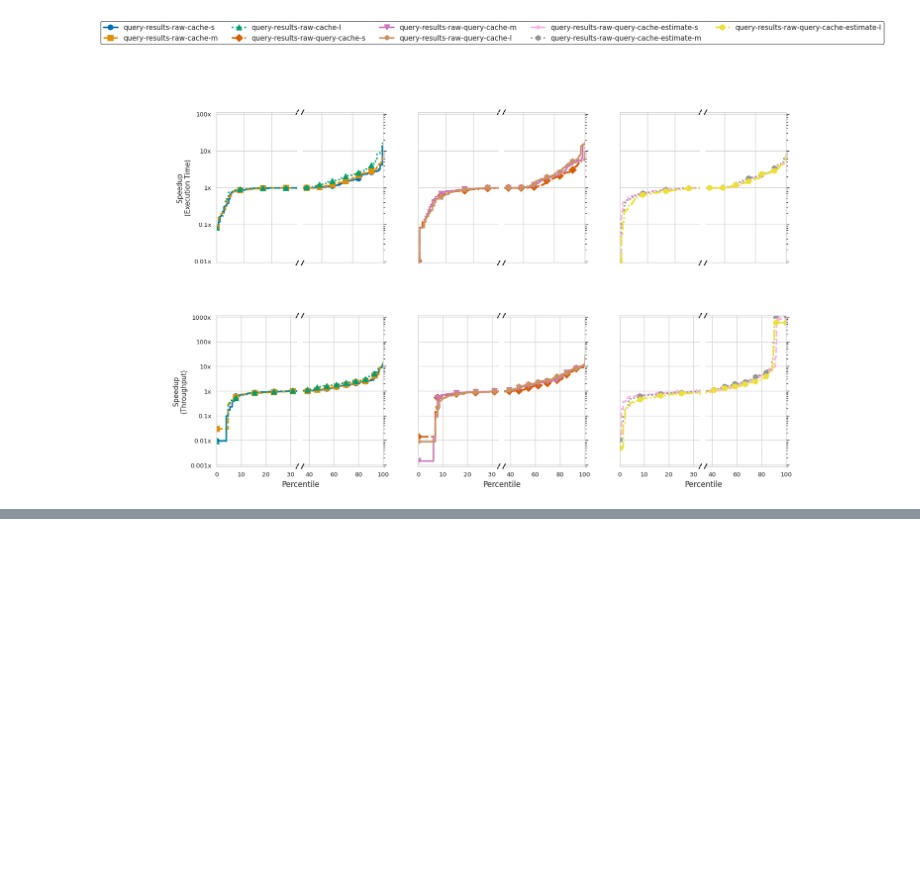
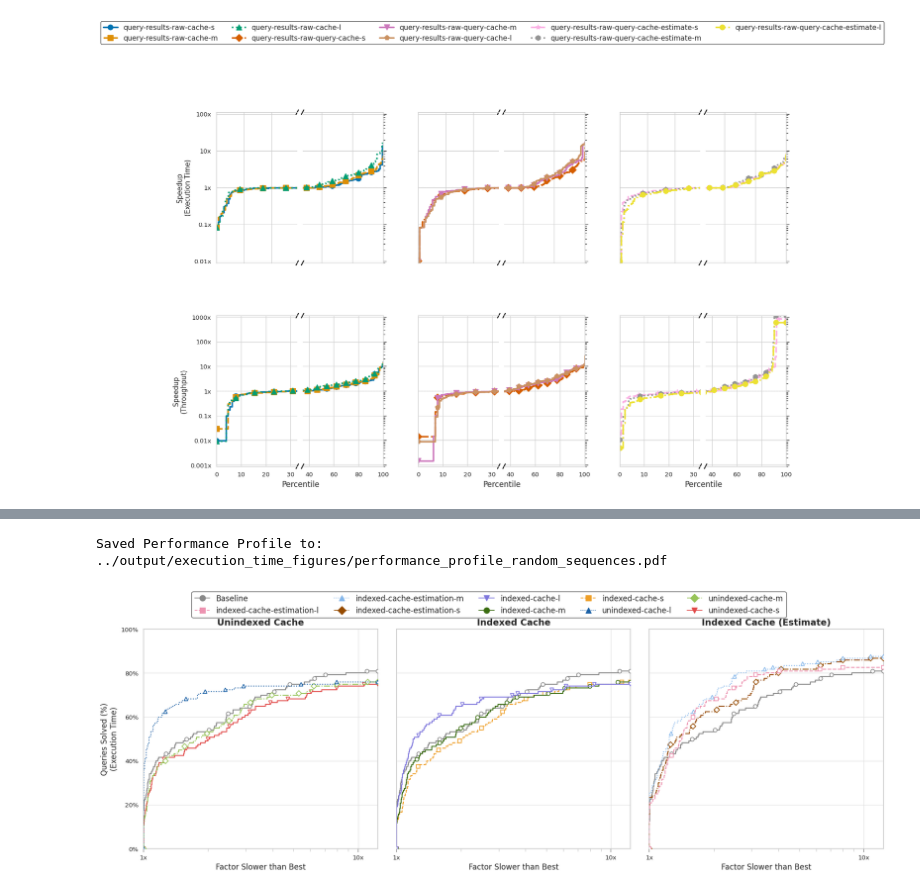
Before and after one commit to RubenEschauzier/process-raw-caching-jbr-output, a Jupyter notebook: src/data_analysis_quantile_plot.ipynb, the cells around one changed output, grey strips where cells are left out. Saved outputs shown, nothing was run; the diff lists cells and outputs as text; code cells hidden in the pictures; blank space fills up the shorter version.

```diff
--- a/src/data_analysis_quantile_plot.ipynb
+++ b/src/data_analysis_quantile_plot.ipynb
@@ -1124,0 +1157,40 @@ Saved Performance Profile to: ../output/execution_time_figures/performance_profi
+# %%
+raw_data_cache_random_s = os.path.join("..", "data", "random_sequences", "query-results-raw-random-cache-s.json")
+raw_data_cache_random_m = os.path.join("..", "data", "random_sequences", "query-results-raw-random-cache-m.json")
+raw_data_cache_random_l = os.path.join("..", "data", "random_sequences", "query-results-raw-random-cache-l.json")
+
+raw_data_query_cache_random_s = os.path.join("..", "data", "random_sequences", "query-results-raw-random-query-cache-s.json")
+raw_data_query_cache_random_m = os.path.join("..", "data", "random_sequences", "query-results-raw-random-query-cache-m.json")
+raw_data_query_cache_random_l = os.path.join("..", "data", "random_sequences", "query-results-raw-random-query-cache-l.json")
+
+raw_data_query_cache_estimate_random_s = os.path.join("..", "data", "random_sequences",
+                                                      "query-results-raw-random-query-cache-estimate-s.json")
+raw_data_query_cache_estimate_random_m = os.path.join("..", "data", "random_sequences",
+                                                      "query-results-raw-random-query-cache-estimate-m.json")
+raw_data_query_cache_estimate_random_l = os.path.join("..", "data", "random_sequences",
+                                                      "query-results-raw-random-query-cache-estimate-l.json")
+
+all_locations_cache = [ raw_data_cache_random_s, raw_data_cache_random_m, raw_data_cache_random_l ]
+all_locations_query_cache = [ raw_data_query_cache_random_s, raw_data_query_cache_random_m, raw_data_query_cache_random_l ]
+all_locations_query_cache_estimate = [ raw_data_query_cache_estimate_random_s,
+                                       raw_data_query_cache_estimate_random_m,
+                                       raw_data_query_cache_estimate_random_l ]
+labels_cache = get_algorithm_labels(all_locations_cache)
+labels_query_cache = get_algorithm_labels(all_locations_query_cache)
+labels_estimate = get_algorithm_labels(all_locations_query_cache_estimate)
+
+location_default = [ os.path.join("..", "data", "random_sequences", "query-results-raw-random-default.json") ]
+plot_performance_profile(
+    baseline_locations=location_default,
+    cache_locations_1=all_locations_cache,
+    cache_locations_2=all_locations_query_cache,
+    cache_locations_3=all_locations_query_cache_estimate,
+    algorithm_labels_1=labels_cache,
+    algorithm_labels_2=labels_query_cache,
+    algorithm_labels_3=labels_estimate,
+    metrics=["time"],
+    save_location="../output/execution_time_figures/performance_profile_random_sequences.pdf"
+)
+# %% [output]
+Saved Performance Profile to: ../output/execution_time_figures/performance_profile_random_sequences.pdf
+[figure, added]
```
Also changed, not shown: parts of 1 cell of this notebook, 1 other file.
